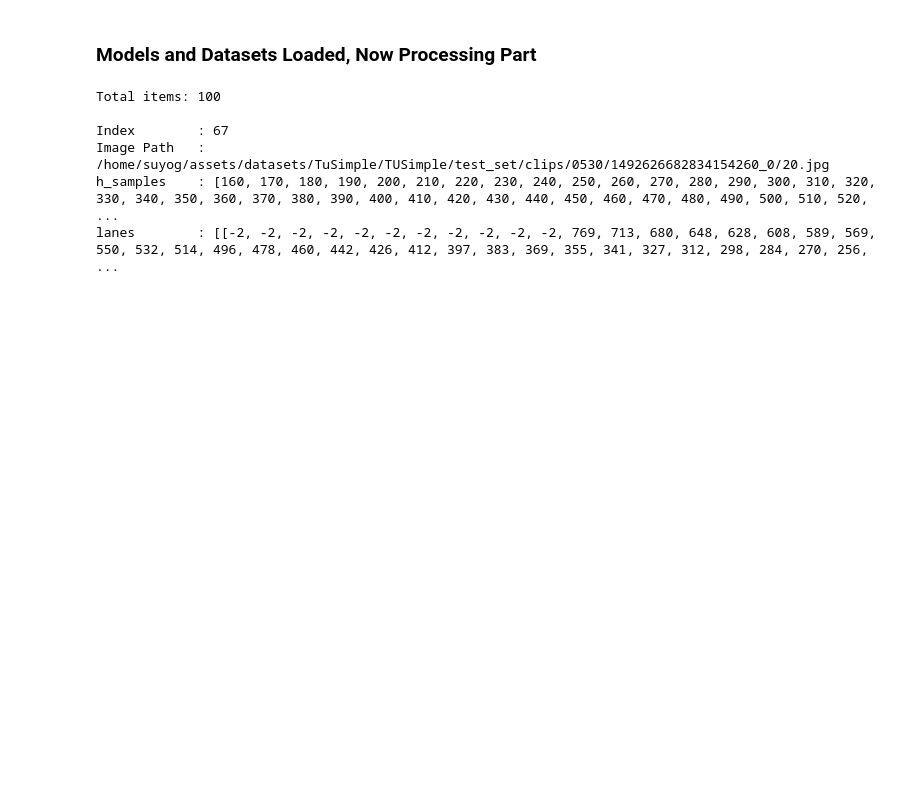
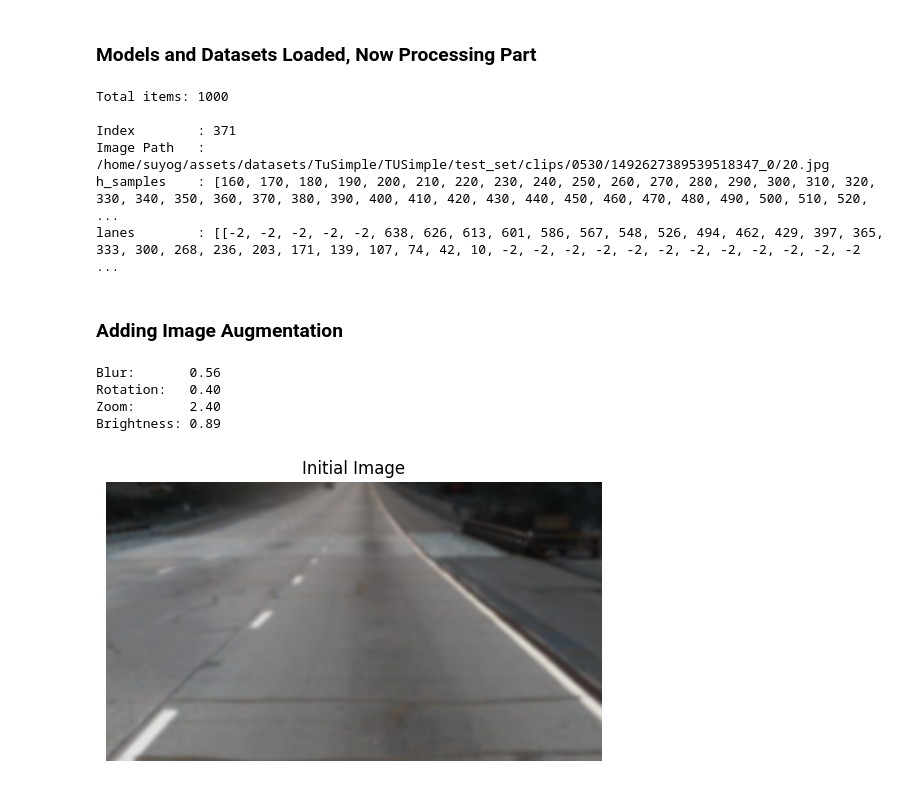
Before and after one commit to SuyogPrasai/microlane, a Jupyter notebook: evaluate.ipynb, the cells around one changed output. Saved outputs shown, nothing was run; the diff lists cells and outputs as text; code cells hidden in the pictures; blank space fills up the shorter version.

```diff
--- a/evaluate.ipynb
+++ b/evaluate.ipynb
@@ -44,7 +43,7 @@ dataset = TuSimple(
         annotation_file_path=config['data']['datasets']['tusimple']['annotation_file']
     )
 
-data = dataset.load(number=100)
+data = dataset.load(number=1000)
 # %%
 # So, basically now we will import the model
 # model = LaneNet2() type and what we will do is, run
@@ -84,15 +83,45 @@ print(f"Image Path   : {item.image_path}")
 print(f"h_samples    : {item.h_samples}")
 print(f"lanes        : {item.lanes}")
 # %% [output]
-Total items: 100
+Total items: 1000
 
-Index        : 67
-Image Path   : /home/suyog/assets/datasets/TuSimple/TUSimple/test_set/clips/0530/1492626682834154260_0/20.jpg
+Index        : 371
+Image Path   : /home/suyog/assets/datasets/TuSimple/TUSimple/test_set/clips/0530/1492627389539518347_0/20.jpg
 h_samples    : [160, 170, 180, 190, 200, 210, 220, 230, 240, 250, 260, 270, 280, 290, 300, 310, 320, 330, 340, 350, 360, 370, 380, 390, 400, 410, 420, 430, 440, 450, 460, 470, 480, 490, 500, 510, 520, ...
-lanes        : [[-2, -2, -2, -2, -2, -2, -2, -2, -2, -2, -2, 769, 713, 680, 648, 628, 608, 589, 569, 550, 532, 514, 496, 478, 460, 442, 426, 412, 397, 383, 369, 355, 341, 327, 312, 298, 284, 270, 256, ...
+lanes        : [[-2, -2, -2, -2, -2, 638, 626, 613, 601, 586, 567, 548, 526, 494, 462, 429, 397, 365, 333, 300, 268, 236, 203, 171, 139, 107, 74, 42, 10, -2, -2, -2, -2, -2, -2, -2, -2, -2, -2, -2, -2 ...
+# %% [markdown]
+### Adding Image Augmentation
+# %%
+blur_range = tuple(config['data']['augmentation']['blur'])
+rotation_range = tuple(config['data']['augmentation']['blur'])
+zoom_range = tuple(config['data']['augmentation']['zoom'])
+brightness_range =tuple(config['data']['augmentation']['brightness'])
+# %%
+item.blur       = round(random.uniform(blur_range[0],       blur_range[1] - 0.01), 2)
+item.rotation   = round(random.uniform(rotation_range[0],   rotation_range[1] - 0.01), 2)
+item.zoom       = round(random.uniform(zoom_range[0],       zoom_range[1] - 0.01), 2)
+item.brightness = round(random.uniform(brightness_range[0], brightness_range[1] - 0.01), 2)
+
+print(f"Blur:       {item.blur:.2f}")
+print(f"Rotation:   {item.rotation:.2f}")
+print(f"Zoom:       {item.zoom:.2f}")
+print(f"Brightness: {item.brightness:.2f}")
+# %% [output]
+Blur:       0.56
+Rotation:   0.40
+Zoom:       2.40
+Brightness: 0.89
 # %%
 
 loaded_image = load_image_from_sample(item)
+# %%
+if loaded_image.image is not None:
+    plt.imshow(loaded_image.image)
+    plt.axis("off")
+    plt.title("Initial Image")
+    plt.show()
+# %% [output]
+[figure, added]
 # %%
 # We are basically sending a loaded sample with actual image tensor in the memory
 
```
Also changed, not shown: parts of 3 cells of this notebook, 9 other files.
